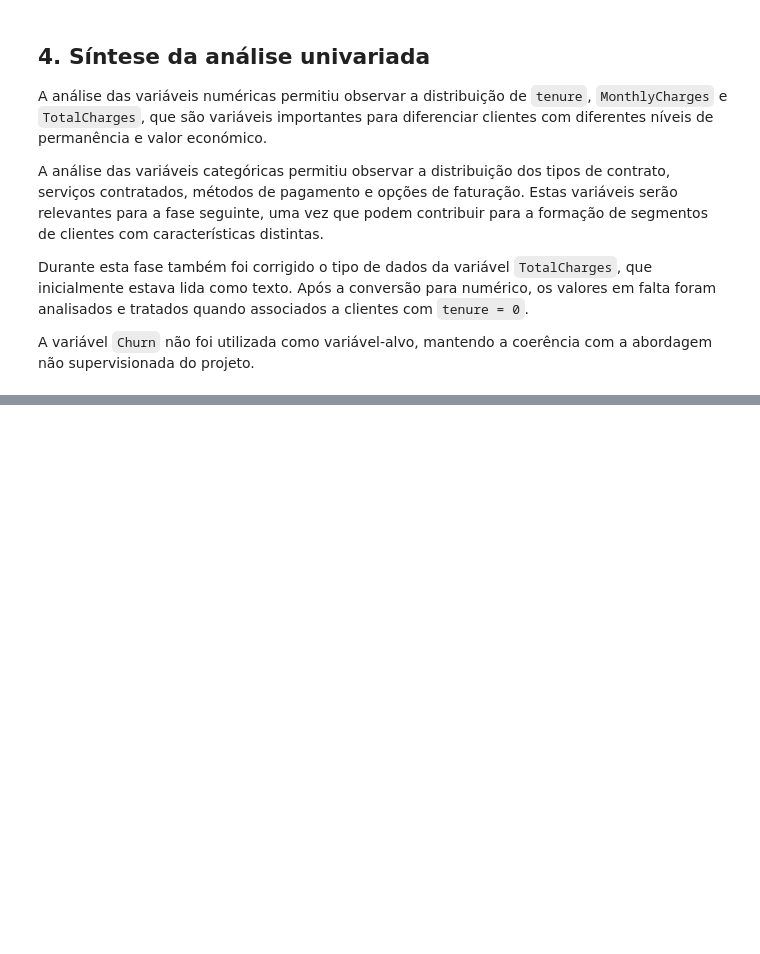
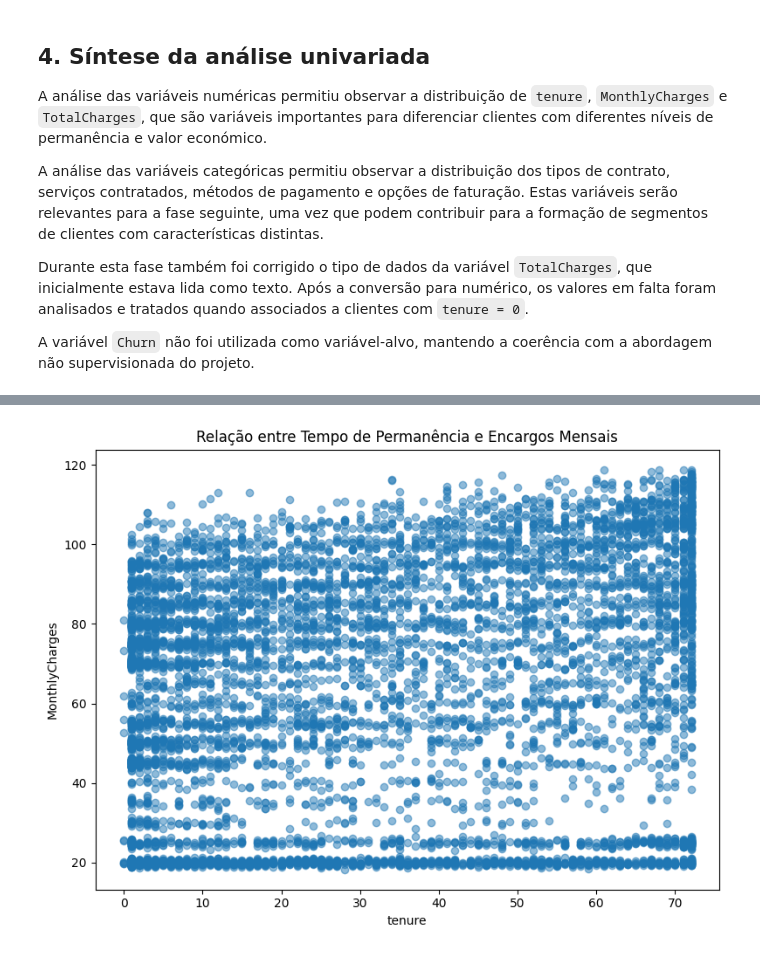
Before and after one commit to HugoGrou/projeto-cdg-hugo-grou, a Jupyter notebook: notebooks/2.0_exploracao.ipynb, the cells around one changed output, grey strips where cells are left out. Cells and saved outputs as stored; diff of their text form; code cells hidden in the pictures; blank space fills up the shorter version.

```diff
--- a/notebooks/2.0_exploracao.ipynb
+++ b/notebooks/2.0_exploracao.ipynb
@@ -512,0 +628,22 @@ A variável `Churn` não foi utilizada como variável-alvo, mantendo a coerênci
+# %%
+# Scatter plot: tenure vs MonthlyCharges
+
+plt.figure(figsize=(8, 6))
+
+plt.scatter(
+    df_m2["tenure"],
+    df_m2["MonthlyCharges"],
+    alpha=0.5
+)
+
+plt.title("Relação entre Tempo de Permanência e Encargos Mensais")
+plt.xlabel("tenure")
+plt.ylabel("MonthlyCharges")
+plt.tight_layout()
+
+# Guardar figura
+plt.savefig(figures_path / "scatter_tenure_monthlycharges.png", dpi=300)
+
+plt.show()
+# %% [output]
+[figure, added]
```
Also changed, not shown: parts of 58 cells of this notebook.
